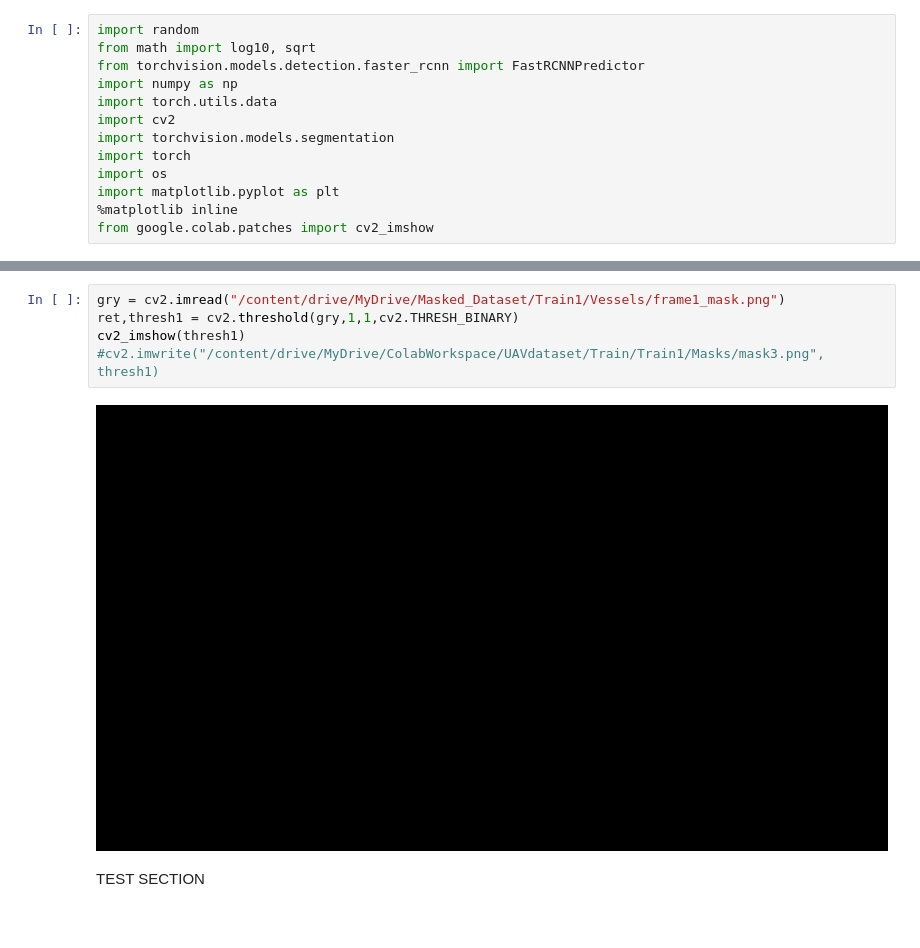
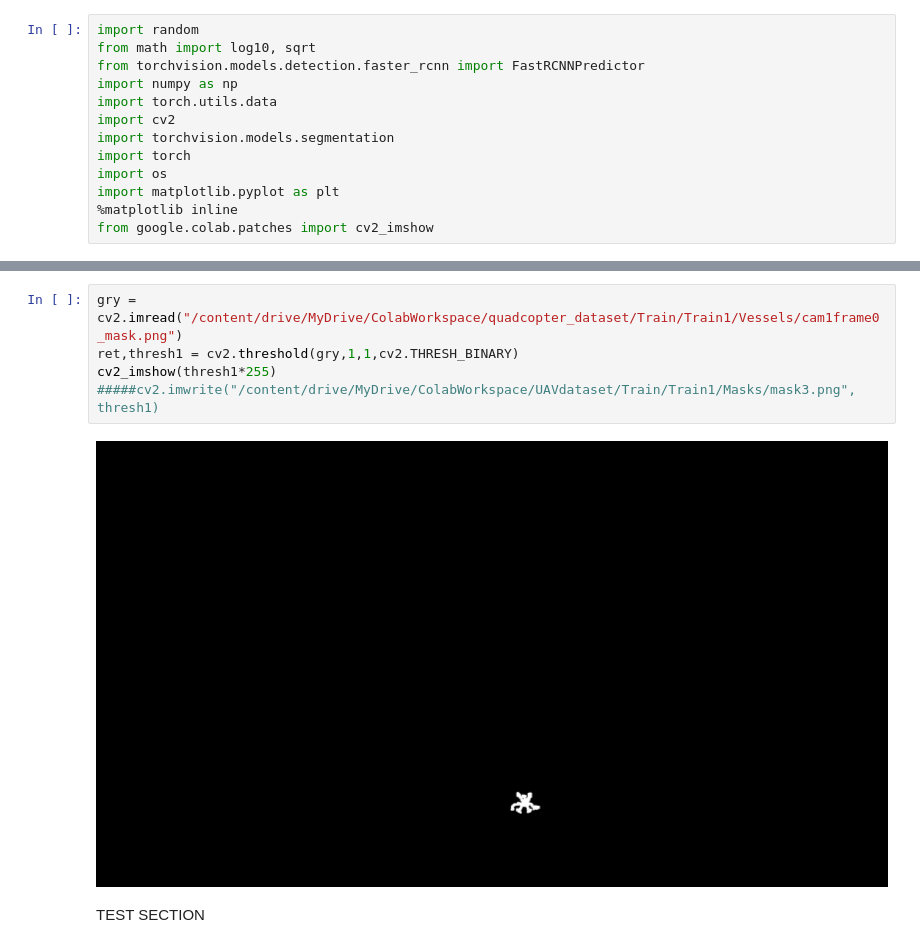
Before and after one commit to yusufcananar/Stalker, a Jupyter notebook: pytorch_maskrcnn_training.ipynb, the cells around one changed output, grey strips where cells are left out. Drawn from its saved outputs; the diff is of its cells as text.

Commit message:
Dataset FilePath updated.

```diff
--- a/pytorch_maskrcnn_training.ipynb
+++ b/pytorch_maskrcnn_training.ipynb
@@ -190,12 +213,12 @@ cv2_imshow(img)
 [33, 40, 600, 594]
 [figure]
 # %%
-gry = cv2.imread("/content/drive/MyDrive/Masked_Dataset/Train1/Vessels/frame1_mask.png")
+gry = cv2.imread("/content/drive/MyDrive/ColabWorkspace/quadcopter_dataset/Train/Train1/Vessels/cam1frame0_mask.png")
 ret,thresh1 = cv2.threshold(gry,1,1,cv2.THRESH_BINARY)
-cv2_imshow(thresh1)
-#cv2.imwrite("/content/drive/MyDrive/ColabWorkspace/UAVdataset/Train/Train1/Masks/mask3.png", thresh1)
+cv2_imshow(thresh1*255)
+#####cv2.imwrite("/content/drive/MyDrive/ColabWorkspace/UAVdataset/Train/Train1/Masks/mask3.png", thresh1)
 # %% [output]
-[figure, old version]
+[figure, new version]
 # %% [markdown]
 TEST SECTION
 # %%
```
Also changed, not shown: parts of 10 cells of this notebook.
